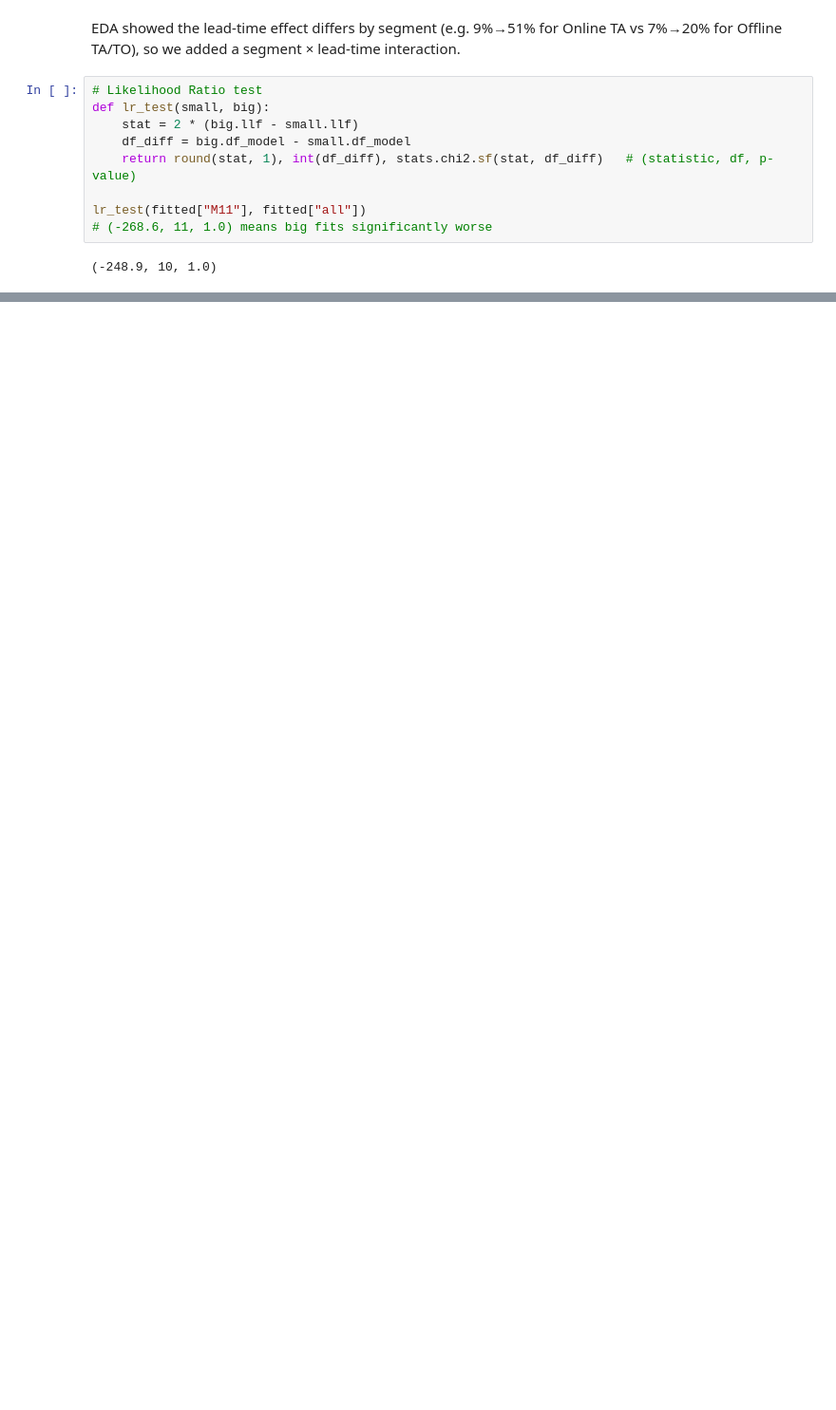
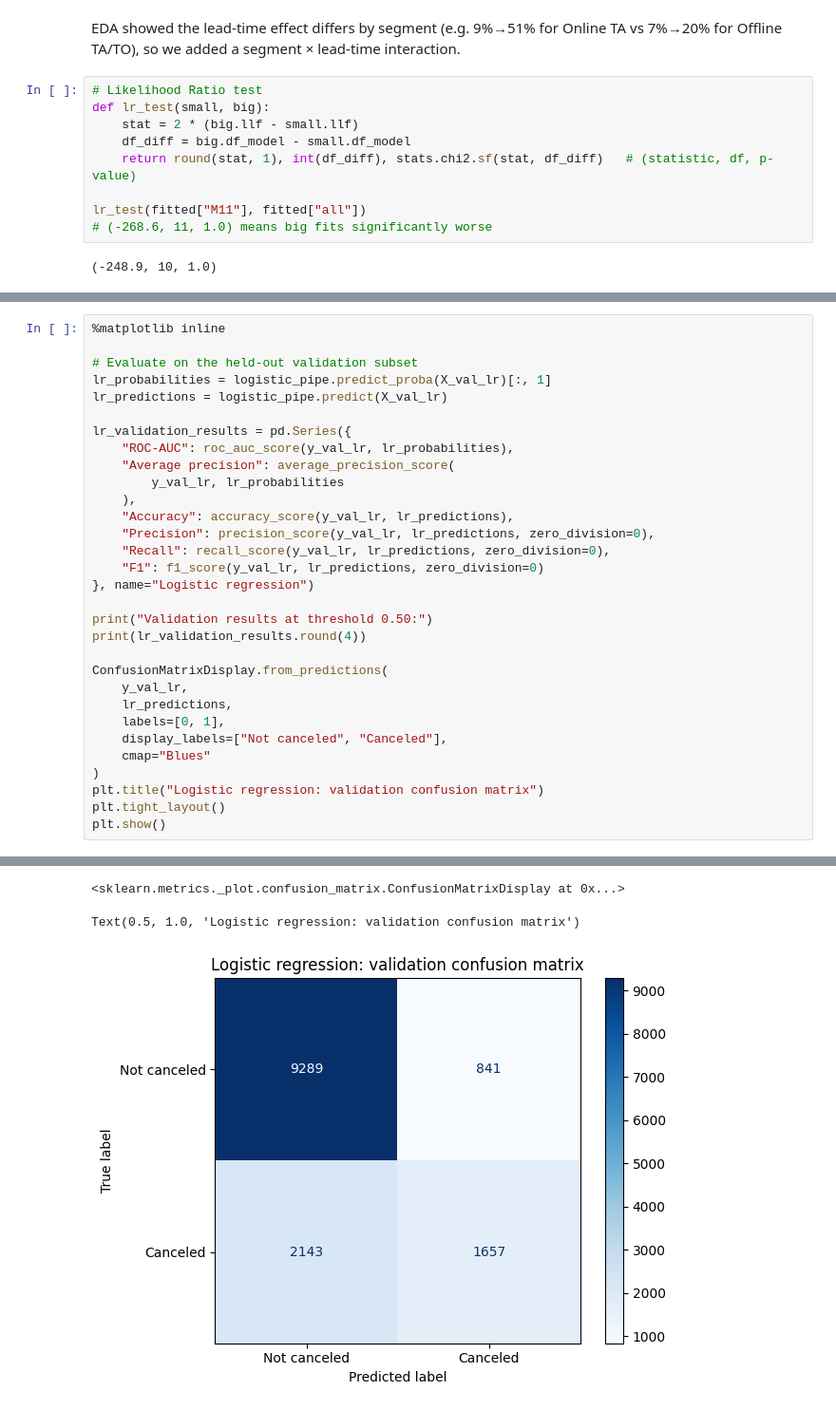
Before and after one commit to ErikS234/DSA312-Group-Project, a Jupyter notebook: Team Project.ipynb, the cells around one changed output, grey strips where cells are left out. Shown at 95% size. Cells and saved outputs as stored; diff of their text form; blank space fills up the shorter version.

Commit message:
logistic regression based on Clea's cleaned data

```diff
--- a/Team Project.ipynb
+++ b/Team Project.ipynb
@@ -645,0 +713,32 @@ print("HGB valid AUC:", roc_auc_score(y_val, hgb.predict_proba(X_val)[:, 1]))
+# %%
+%matplotlib inline
+
+# Evaluate on the held-out validation subset
+lr_probabilities = logistic_pipe.predict_proba(X_val_lr)[:, 1]
+lr_predictions = logistic_pipe.predict(X_val_lr)
+
+lr_validation_results = pd.Series({
+    "ROC-AUC": roc_auc_score(y_val_lr, lr_probabilities),
+    "Average precision": average_precision_score(
+        y_val_lr, lr_probabilities
+    ),
+    "Accuracy": accuracy_score(y_val_lr, lr_predictions),
+    "Precision": precision_score(y_val_lr, lr_predictions, zero_division=0),
+    "Recall": recall_score(y_val_lr, lr_predictions, zero_division=0),
+    "F1": f1_score(y_val_lr, lr_predictions, zero_division=0)
+}, name="Logistic regression")
+
+print("Validation results at threshold 0.50:")
+print(lr_validation_results.round(4))
+
+ConfusionMatrixDisplay.from_predictions(
+    y_val_lr,
+    lr_predictions,
+    labels=[0, 1],
+    display_labels=["Not canceled", "Canceled"],
+    cmap="Blues"
+)
+plt.title("Logistic regression: validation confusion matrix")
+plt.tight_layout()
+plt.show()
+# %% [output]
@@ -645,0 +753,3 @@ print("HGB valid AUC:", roc_auc_score(y_val, hgb.predict_proba(X_val)[:, 1]))
+<sklearn.metrics._plot.confusion_matrix.ConfusionMatrixDisplay at 0x...>
+Text(0.5, 1.0, 'Logistic regression: validation confusion matrix')
+[figure, added]
```
Also changed, not shown: parts of 11 cells of this notebook.
